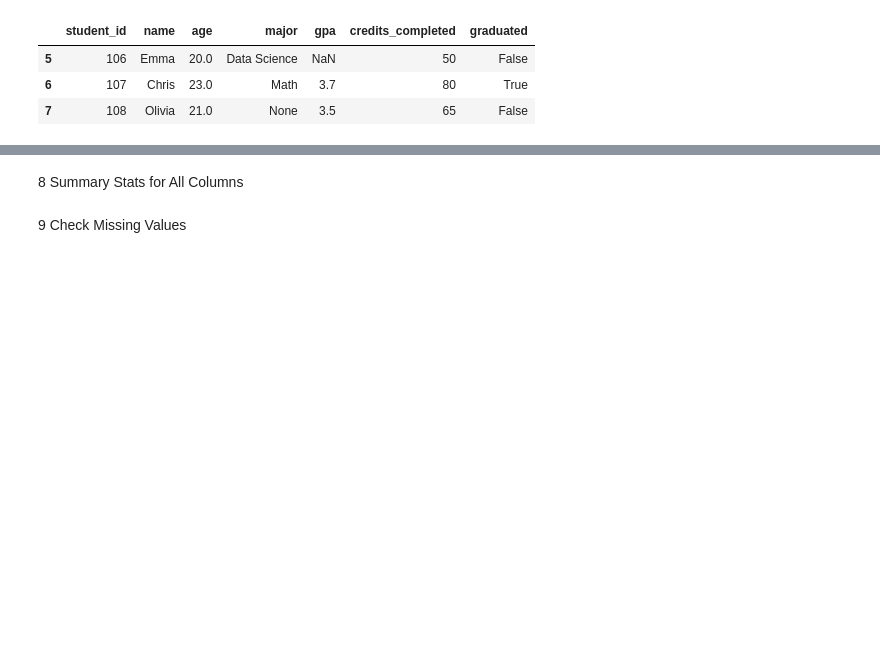
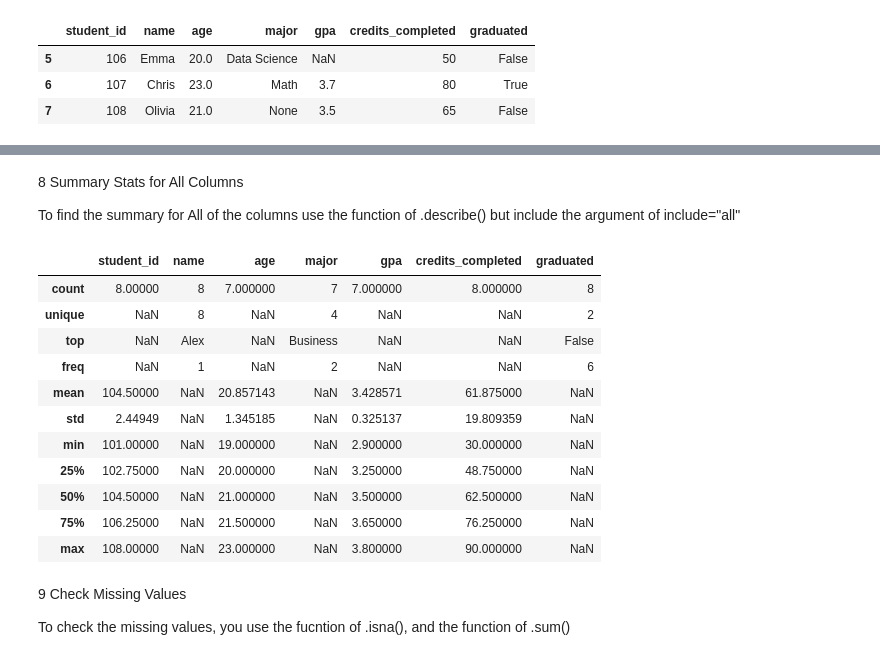
Before and after one commit to JoshPatNava/Exploratory_Data_Analysis, a Jupyter notebook: Dataset_Overview/dataset_overview.ipynb, the cells around one changed output, grey strips where cells are left out. Saved outputs shown, nothing was run; the diff lists cells and outputs as text; code cells hidden in the pictures; blank space fills up the shorter version.

```diff
--- a/Dataset_Overview/dataset_overview.ipynb
+++ b/Dataset_Overview/dataset_overview.ipynb
@@ -100,4 +173,24 @@ over_df.tail(3)
 # %% [markdown]
 8 Summary Stats for All Columns
+
+To find the summary for All of the columns use the function of .describe() but include the argument of include="all"
+# %%
+# Check the summary stats for all of the dataframe
+over_df.describe(include = "all")
+# %% [output]
+|  | student_id | name | age | major | gpa | credits_completed | graduated |
+| count | 8.00000 | 8 | 7.000000 | 7 | 7.000000 | 8.000000 | 8 |
+| unique | NaN | 8 | NaN | 4 | NaN | NaN | 2 |
+| top | NaN | Alex | NaN | Business | NaN | NaN | False |
+| freq | NaN | 1 | NaN | 2 | NaN | NaN | 6 |
+| mean | 104.50000 | NaN | 20.857143 | NaN | 3.428571 | 61.875000 | NaN |
+| std | 2.44949 | NaN | 1.345185 | NaN | 0.325137 | 19.809359 | NaN |
+| min | 101.00000 | NaN | 19.000000 | NaN | 2.900000 | 30.000000 | NaN |
+| 25% | 102.75000 | NaN | 20.000000 | NaN | 3.250000 | 48.750000 | NaN |
+| 50% | 104.50000 | NaN | 21.000000 | NaN | 3.500000 | 62.500000 | NaN |
+| 75% | 106.25000 | NaN | 21.500000 | NaN | 3.650000 | 76.250000 | NaN |
+| max | 108.00000 | NaN | 23.000000 | NaN | 3.800000 | 90.000000 | NaN |
 # %% [markdown]
 9 Check Missing Values
+
+To check the missing values, you use the fucntion of .isna(), and the function of .sum()
```
Also changed, not shown: parts of 27 cells of this notebook, 2 other files.
